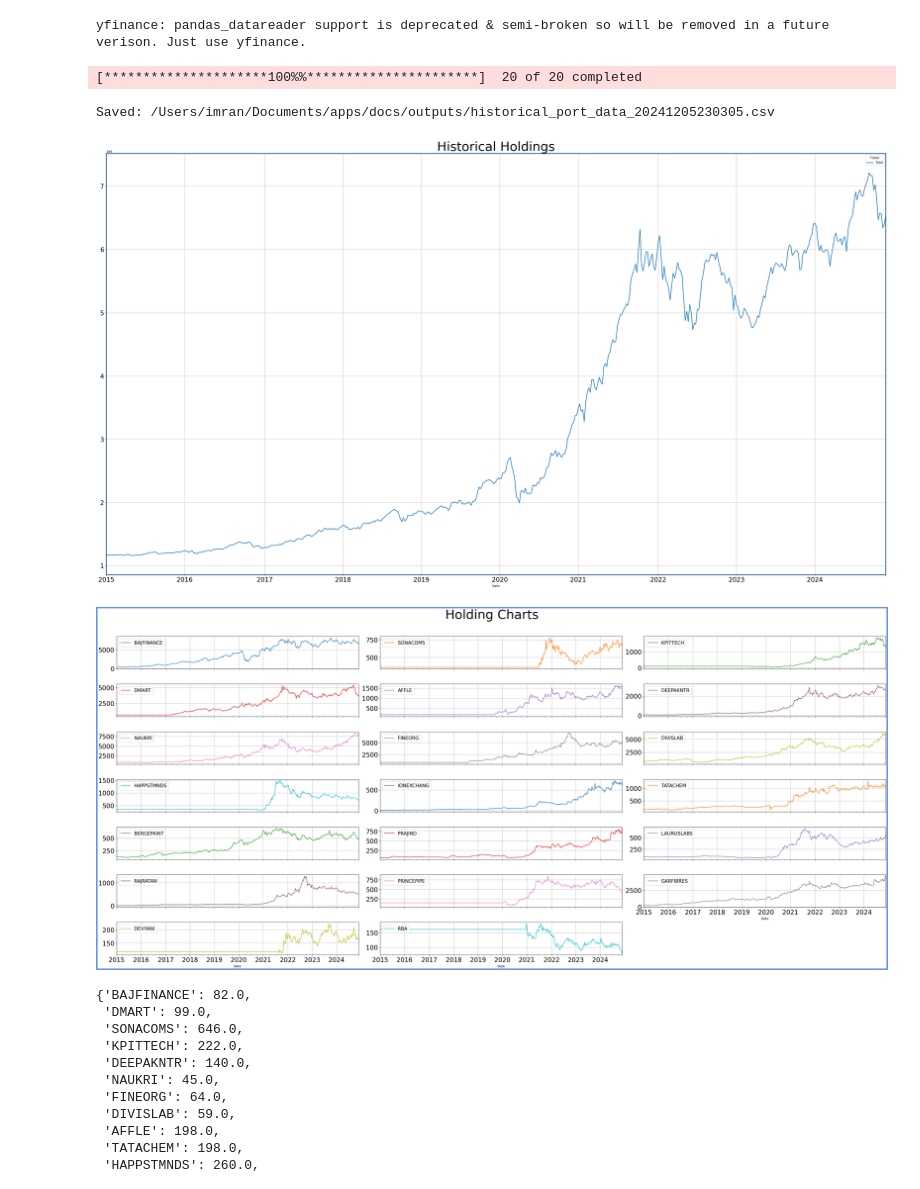
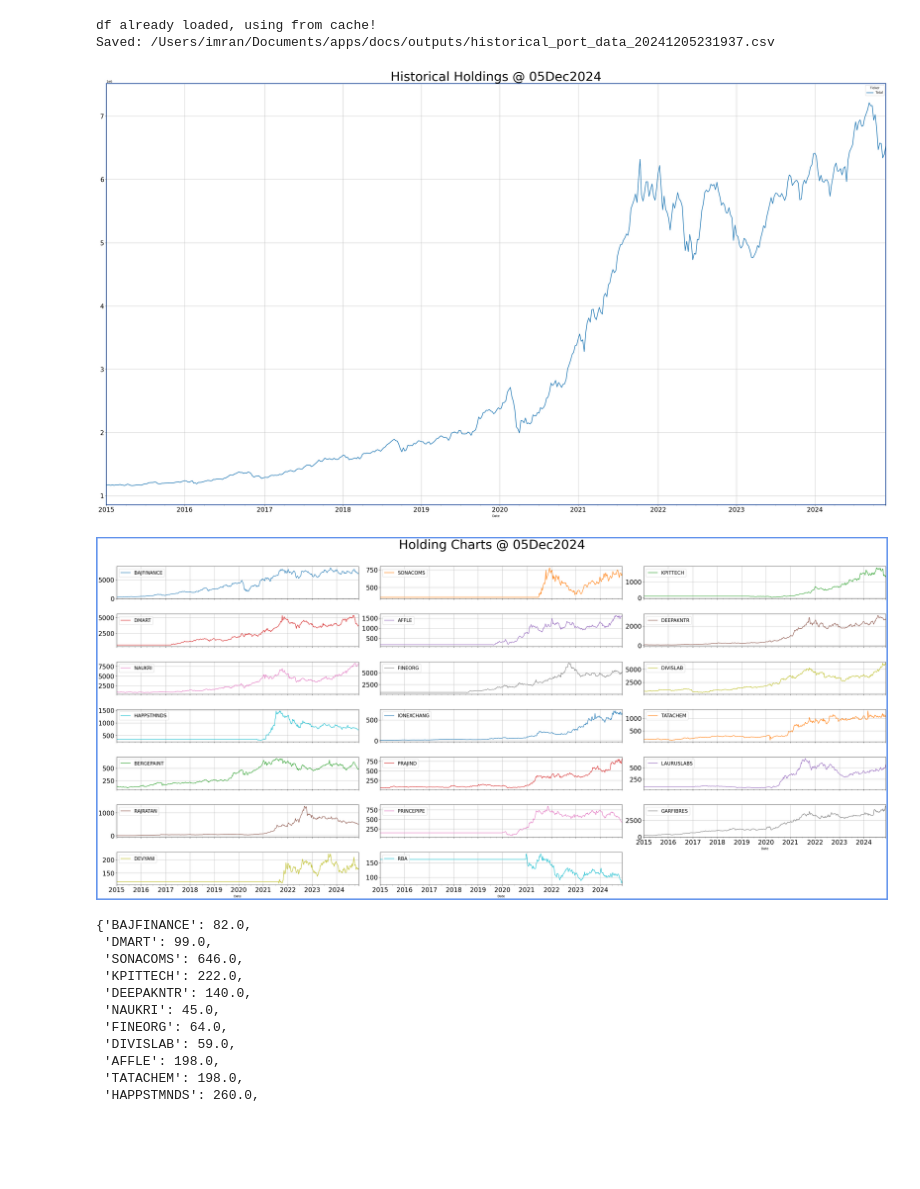
Before and after one commit to imran-iiit/test, a Jupyter notebook: PyHelloWorld/utils/portfolio_historical_data.ipynb, the cells around one changed output. Cells and saved outputs as stored; diff of their text form; code cells hidden in the pictures; blank space fills up the shorter version.

```diff
--- a/PyHelloWorld/utils/portfolio_historical_data.ipynb
+++ b/PyHelloWorld/utils/portfolio_historical_data.ipynb
@@ -77,40 +78,39 @@ def myfunc(k):
 df['Total'] = df1.apply(myfunc, axis=1)
 
 ### Save
 save_csv(df, 'historical_port_data')
 
 ### Plot Total and all shares
 # fig_total = df[['Total']].plot(grid=True, figsize=(35,20), title='Historical Holdings', fontsize=25)
 fig_total = df[['Total']].plot(grid=True, figsize=(35,20), fontsize=20, linewidth=2)
-fig_total.set_title('Historical Holdings', pad=5, fontdict={'fontsize':40})
+fig_total.set_title(f'Historical Holdings @ {datetime.datetime.today().strftime('%d%b%Y')}', pad=5, fontdict={'fontsize':40})
 fig_total.get_figure().tight_layout()
 
 # fig_total.suptitle('Holdings Historically', fontsize=30)
 fig_total.patch.set_linewidth(3)
 fig_total.patch.set_edgecolor('cornflowerblue')
 fig_total.figure.savefig(f'{OUT_DIR}{PNG_FOLDER_NAME}historical_portfolio_value.png')
 
 fig_plots = df1[QTYS.keys()].plot(subplots=True, layout=(9,3), figsize=(35,20), grid=True)
 ax = fig_plots[0][0]
 for i in range(8):
     for j in range(3):
         fig_plots[i][j].legend(fontsize = 15, loc='upper left') #loc=1
         fig_plots[i][j].tick_params(axis='x', which='both', labelsize=20)
         fig_plots[i][j].tick_params(axis='y', which='both', labelsize=20)
 
 fig_plots = ax.get_figure()
 fig_plots.tight_layout()
 fig_plots.subplots_adjust(top=0.92)
-fig_plots.suptitle('Holding Charts', fontsize=40)
+fig_plots.suptitle(f'Holding Charts @ {datetime.datetime.today().strftime('%d%b%Y')}', fontsize=40)
 fig_plots.patch.set_linewidth(10)
 fig_plots.patch.set_edgecolor('cornflowerblue')
 fig_plots.savefig(f'{OUT_DIR}{PNG_FOLDER_NAME}holding_charts.png')
 # %% [output]
-yfinance: pandas_datareader support is deprecated & semi-broken so will be removed in a future verison. Just use yfinance.
+df already loaded, using from cache!
+Saved: /Users/imran/Documents/apps/docs/outputs/historical_port_data_20241205231937.csv
-[*********************100%%**********************]  20 of 20 completed
-Saved: /Users/imran/Documents/apps/docs/outputs/historical_port_data_20241205230305.csv
-[figure, old version]
+[figure, new version]
-[figure, old version]
+[figure, new version]
 # %%
 dir(fig_total)
 fig_total.get_figure().tight_layout()
```
Also changed, not shown: parts of 1 cell of this notebook.
